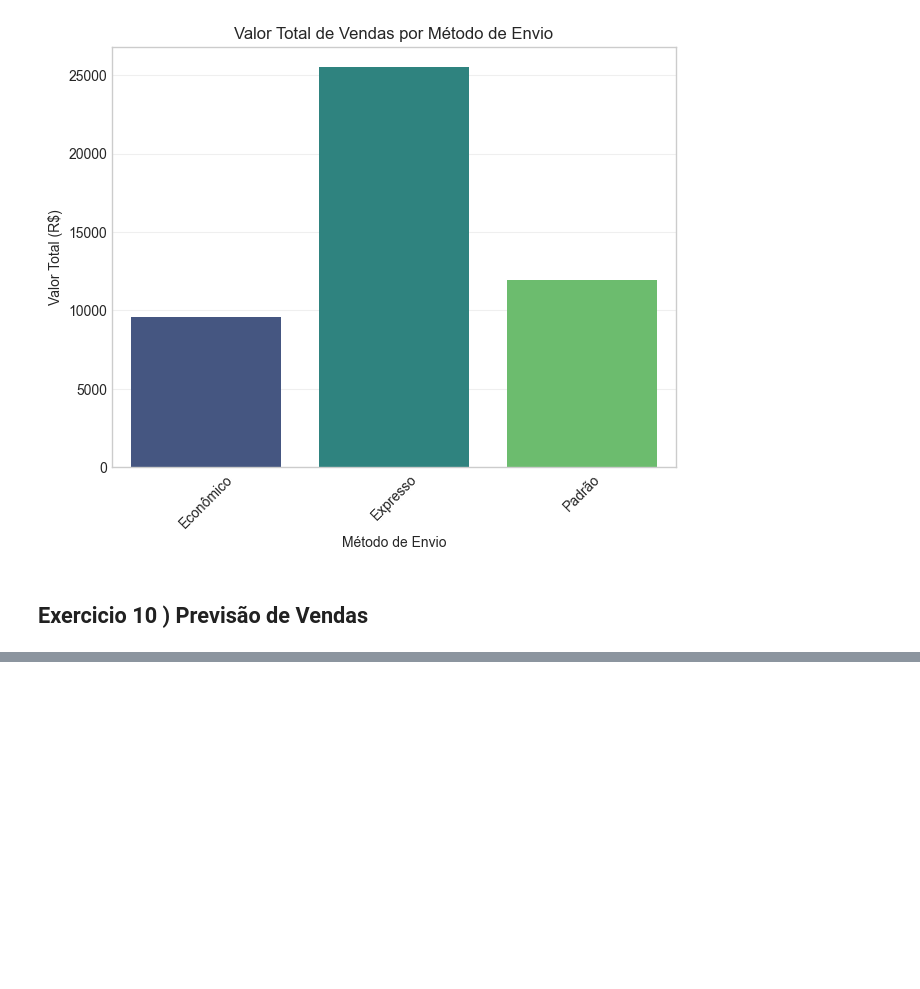
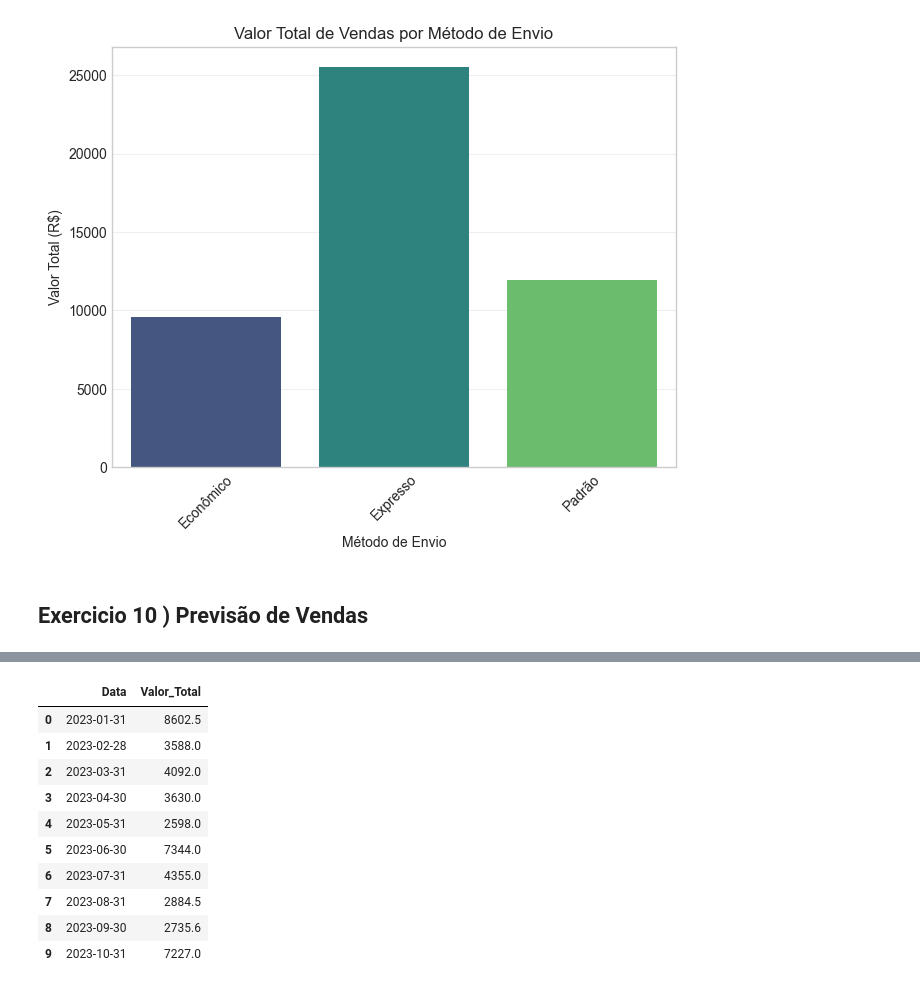
Before and after one commit to WesleySiNeves/2.curso-engenharia-dados-bigdata, a Jupyter notebook: Big Data e Analise de Dados/1.Big Data/8.Fundamentos de Python para Análise de Dados/3.Exercícios práticos com pequenos conjuntos de dados.ipynb, the cells around one changed output, grey strips where cells are left out. Cells and saved outputs as stored; diff of their text form; code cells hidden in the pictures; blank space fills up the shorter version.

```diff
--- a/Big Data e Analise de Dados/1.Big Data/8.Fundamentos de Python para Análise de Dados/3.Exercícios práticos com pequenos conjuntos de dados.ipynb
+++ b/Big Data e Analise de Dados/1.Big Data/8.Fundamentos de Python para Análise de Dados/3.Exercícios práticos com pequenos conjuntos de dados.ipynb
@@ -655 +765,23 @@ Passing `palette` without assigning `hue` is deprecated and will be removed in v
+# %%
+# Modelo de Previsão de Vendas para o Próximo Mês
+
+# Convertendo a coluna 'Data' para o formato datetime
+df['Data'] = pd.to_datetime(df['Data'])
+
+# Agrupando as vendas por mês
+vendas_mensais = df.groupby(pd.Grouper(key='Data', freq='ME'))['Valor_Total'].sum().reset_index()
+
+vendas_mensais
+# %% [output]
+|  | Data | Valor_Total |
+| 0 | 2023-01-31 | 8602.5 |
+| 1 | 2023-02-28 | 3588.0 |
+| 2 | 2023-03-31 | 4092.0 |
+| 3 | 2023-04-30 | 3630.0 |
+| 4 | 2023-05-31 | 2598.0 |
+| 5 | 2023-06-30 | 7344.0 |
+| 6 | 2023-07-31 | 4355.0 |
+| 7 | 2023-08-31 | 2884.5 |
+| 8 | 2023-09-30 | 2735.6 |
+| 9 | 2023-10-31 | 7227.0 |
 # %%
```
Also changed, not shown: parts of 15 cells of this notebook, 4 other files.
